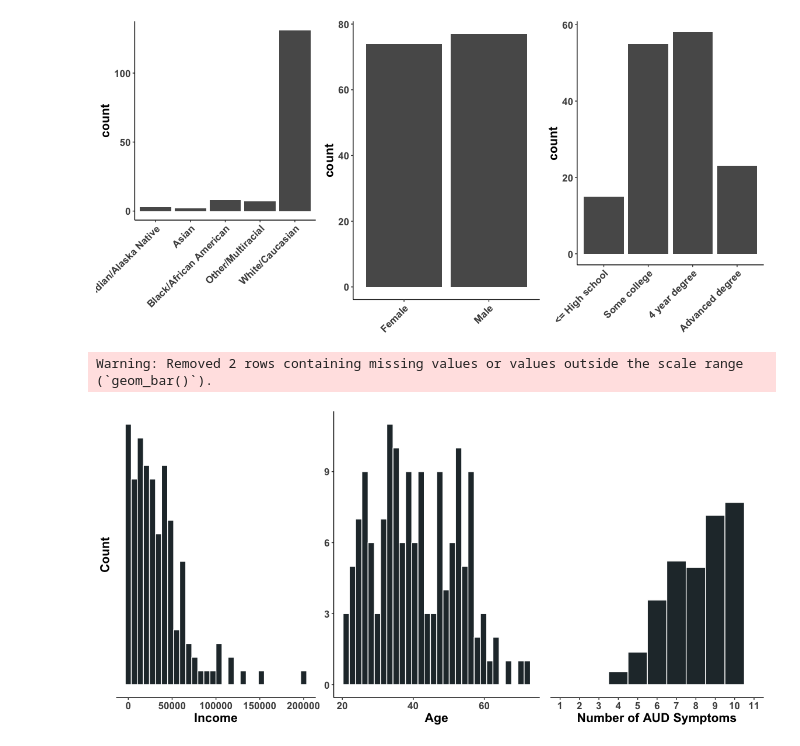
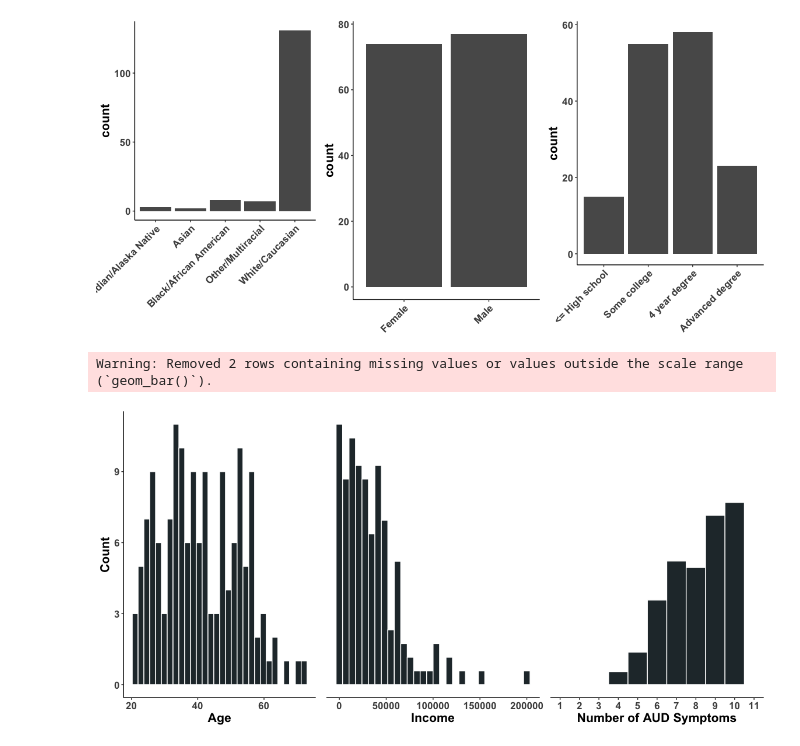
Before and after one commit to KendraPaquette/presentations, a Jupyter notebook: _presentations/.quarto/notebooks/ema_demographics.embed.ipynb, the cells around one changed output. Saved outputs shown, nothing was run; the diff lists cells and outputs as text; code cells hidden in the pictures.

```diff
--- a/_presentations/.quarto/notebooks/ema_demographics.embed.ipynb
+++ b/_presentations/.quarto/notebooks/ema_demographics.embed.ipynb
@@ -137,10 +137,10 @@ cowplot::plot_grid(fig_race, fig_sex, fig_educ, nrow = 1, ncol = 3)
 # %%
 #| label: fig-demographics-2
 #| fig-height: 5.75
 #| fig-width: 12
 
-cowplot::plot_grid(fig_income, fig_age, fig_aud, nrow = 1, ncol = 3)
+cowplot::plot_grid(fig_age, fig_income, fig_aud, nrow = 1, ncol = 3)
 # %% [output]
 Warning: Removed 2 rows containing missing values or values outside the scale range
 (`geom_bar()`).
-[figure, old version]
+[figure, new version]
```
Also changed, not shown: parts of 2 cells of this notebook, 4 other files.
